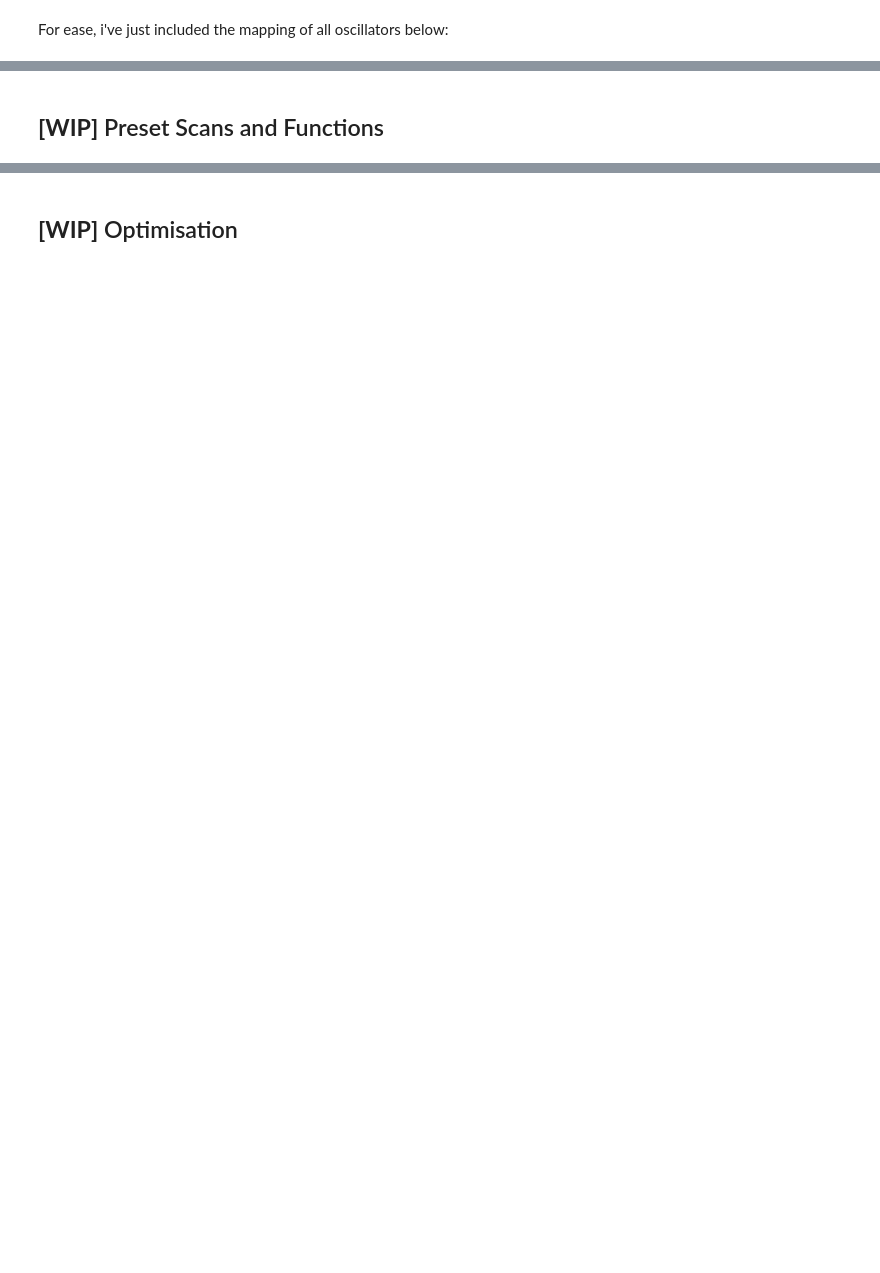
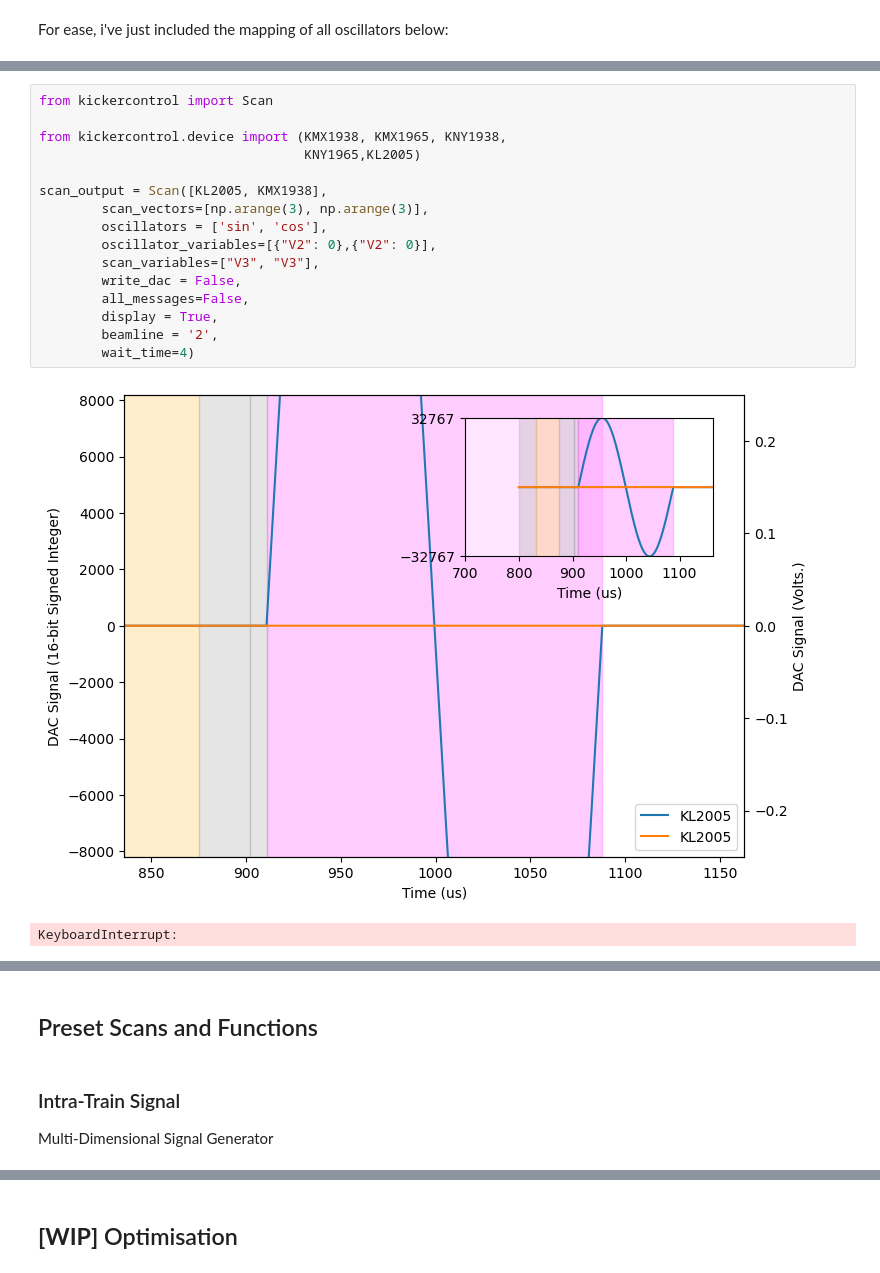
Before and after one commit to twguest/XSynth, a Jupyter notebook: docs/outline.ipynb, the cells around one changed output, grey strips where cells are left out. Cells and saved outputs as stored; diff of their text form; blank space fills up the shorter version.

```diff
--- a/docs/outline.ipynb
+++ b/docs/outline.ipynb
@@ -179,0 +201,19 @@ from kickercontrol import SignalGenerator
+# %%
+from kickercontrol import Scan
+
+from kickercontrol.device import (KMX1938, KMX1965, KNY1938,
+                                  KNY1965,KL2005)
+
+scan_output = Scan([KL2005, KMX1938],
+        scan_vectors=[np.arange(3), np.arange(3)],
+        oscillators = ['sin', 'cos'],
+        oscillator_variables=[{"V2": 0},{"V2": 0}],
+        scan_variables=["V3", "V3"],
+        write_dac = False,
+        all_messages=False,
+        display = True,
+        beamline = '2',
+        wait_time=4)
+# %% [output]
+[figure, added]
+KeyboardInterrupt:
@@ -180,2 +221,6 @@ from kickercontrol import SignalGenerator
 # %% [markdown]
-## **[WIP]** Preset Scans and Functions
+## Preset Scans and Functions
+# %% [markdown]
+### Intra-Train Signal
+
+Multi-Dimensional Signal Generator
```
Also changed, not shown: parts of 15 cells of this notebook, 2 other files.
